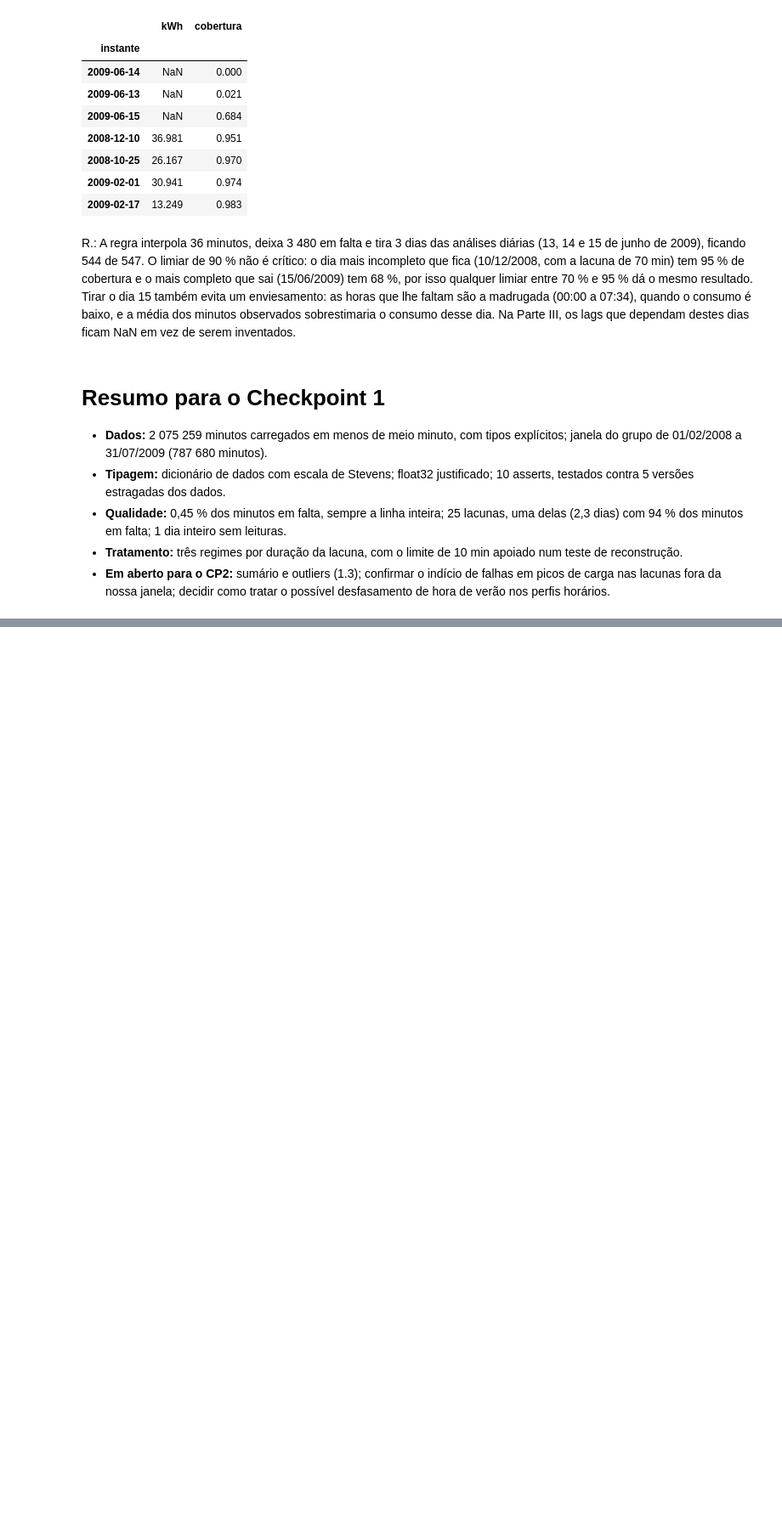
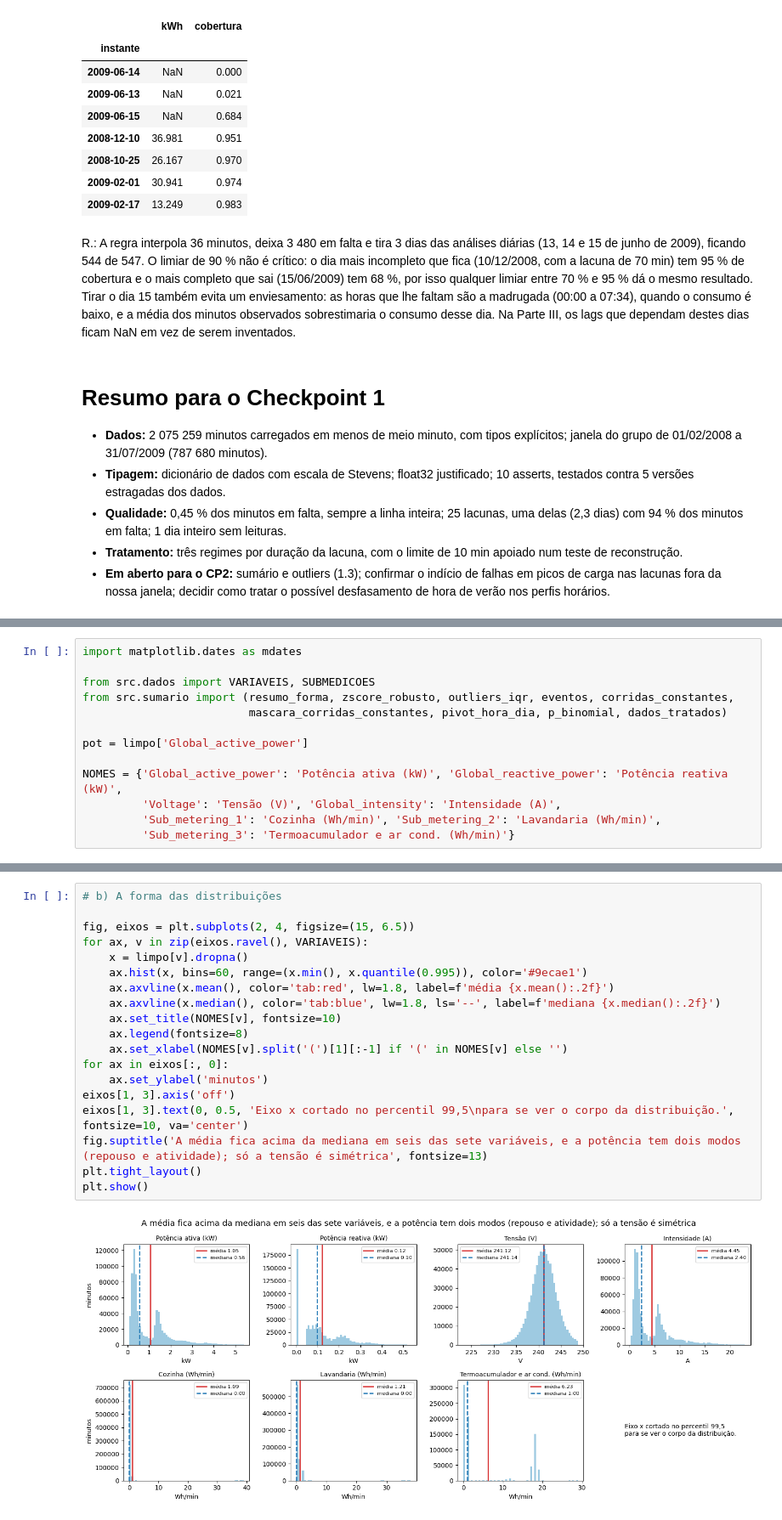
Before and after one commit to RickyFC-Git/LusoEnergia_Prediction_Project, a Jupyter notebook: 01_fundacao.ipynb, the cells around one changed output, grey strips where cells are left out. Shown at 85% size. Saved outputs shown, nothing was run; the diff lists cells and outputs as text; blank space fills up the shorter version.

```diff
--- a/01_fundacao.ipynb
+++ b/01_fundacao.ipynb
@@ -514,0 +519,13 @@ R.: A regra interpola 36 minutos, deixa 3 480 em falta e tira 3 dias das anális
+# %%
+import matplotlib.dates as mdates
+
+from src.dados import VARIAVEIS, SUBMEDICOES
+from src.sumario import (resumo_forma, zscore_robusto, outliers_iqr, eventos, corridas_constantes,
+                         mascara_corridas_constantes, pivot_hora_dia, p_binomial, dados_tratados)
+
+pot = limpo['Global_active_power']
+
+NOMES = {'Global_active_power': 'Potência ativa (kW)', 'Global_reactive_power': 'Potência reativa (kW)',
+         'Voltage': 'Tensão (V)', 'Global_intensity': 'Intensidade (A)',
+         'Sub_metering_1': 'Cozinha (Wh/min)', 'Sub_metering_2': 'Lavandaria (Wh/min)',
+         'Sub_metering_3': 'Termoacumulador e ar cond. (Wh/min)'}
@@ -514,0 +550,21 @@ R.: A regra interpola 36 minutos, deixa 3 480 em falta e tira 3 dias das anális
+# %%
+# b) A forma das distribuições
+
+fig, eixos = plt.subplots(2, 4, figsize=(15, 6.5))
+for ax, v in zip(eixos.ravel(), VARIAVEIS):
+    x = limpo[v].dropna()
+    ax.hist(x, bins=60, range=(x.min(), x.quantile(0.995)), color='#9ecae1')
+    ax.axvline(x.mean(), color='tab:red', lw=1.8, label=f'média {x.mean():.2f}')
+    ax.axvline(x.median(), color='tab:blue', lw=1.8, ls='--', label=f'mediana {x.median():.2f}')
+    ax.set_title(NOMES[v], fontsize=10)
+    ax.legend(fontsize=8)
+    ax.set_xlabel(NOMES[v].split('(')[1][:-1] if '(' in NOMES[v] else '')
+for ax in eixos[:, 0]:
+    ax.set_ylabel('minutos')
+eixos[1, 3].axis('off')
+eixos[1, 3].text(0, 0.5, 'Eixo x cortado no percentil 99,5\npara se ver o corpo da distribuição.', fontsize=10, va='center')
+fig.suptitle('A média fica acima da mediana em seis das sete variáveis, e a potência tem dois modos (repouso e atividade); só a tensão é simétrica', fontsize=13)
+plt.tight_layout()
+plt.show()
+# %% [output]
+[figure, added]
```
Also changed, not shown: parts of 27 cells of this notebook, 3 other files.
